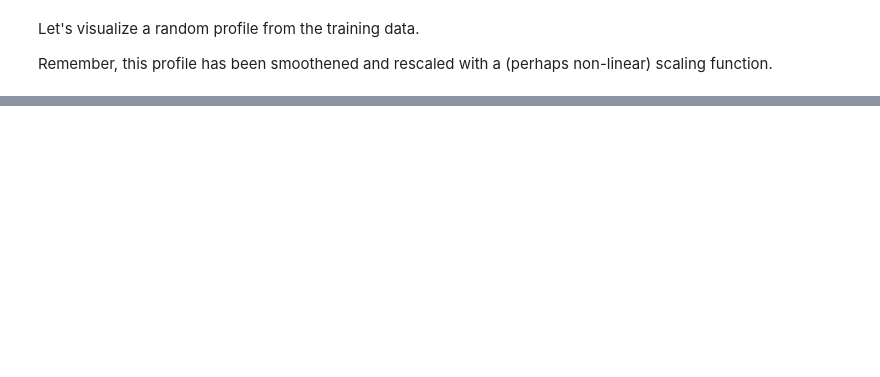
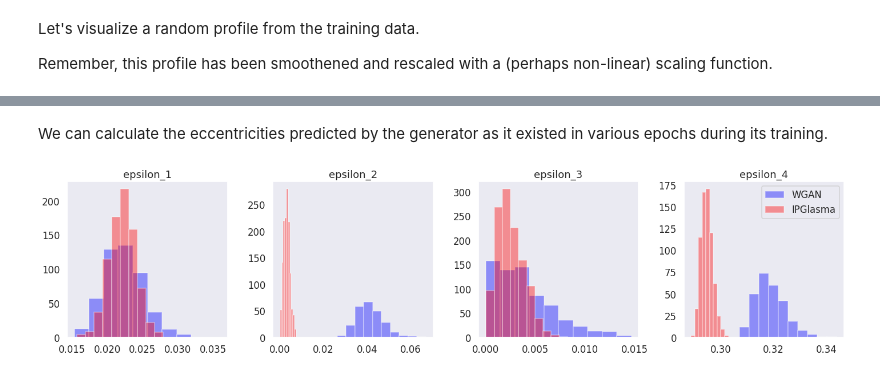
Before and after one commit to derekeverett/ml_optimize_hydro, a Jupyter notebook: predict_profiles/IPGANsma/Train_WGAN.ipynb, the cells around one changed output, grey strips where cells are left out. Cells and saved outputs as stored; diff of their text form; code cells hidden in the pictures; blank space fills up the shorter version.

```diff
--- a/predict_profiles/IPGANsma/Train_WGAN.ipynb
+++ b/predict_profiles/IPGANsma/Train_WGAN.ipynb
@@ -208,0 +282,27 @@ KeyboardInterrupt:
+# %%
+r_pow = 1.
+n_samples = 1000
+# %%
+#compute the eccentricities of the training profiles
+ecc_true = np.array([calc_ecc(e, dx, dy) for e in trainX[:n_samples,:,:]])
+# %% [markdown]
+We can calculate the eccentricities predicted by the generator as it existed in various epochs during its training.
+# %%
+#sample n_samples predicted profiles from the WGAN and compute their eccentricities
+eps = load_predict_profiles(epoch=1000, n_samples=n_samples)
+#the distributions of eccentrities predicted by the GAN
+ecc_pred = np.array([calc_ecc(e, dx, dy) for e in eps])
+# %%
+n_harmonic = 4
+fig, axes = plt.subplots(1, n_harmonic, figsize=(5*n_harmonic, 5))
+for n, ax in enumerate(axes.flatten()):
+    ax.hist(ecc_pred[:, n+1], alpha=0.4, color='blue', label='WGAN', density=True)
+    ax.hist(ecc_true[:, n+1], alpha=0.4, color='red', label='IPGlasma', density=True)
+    ax.set_title('epsilon_'+str(n+1))
+    #ax.set_xlim([0., 0.4])
+
+plt.legend()
+plt.tight_layout(True)
+plt.show()
+# %% [output]
+[figure, added]
```
Also changed, not shown: parts of 24 cells of this notebook, 3 other files.
